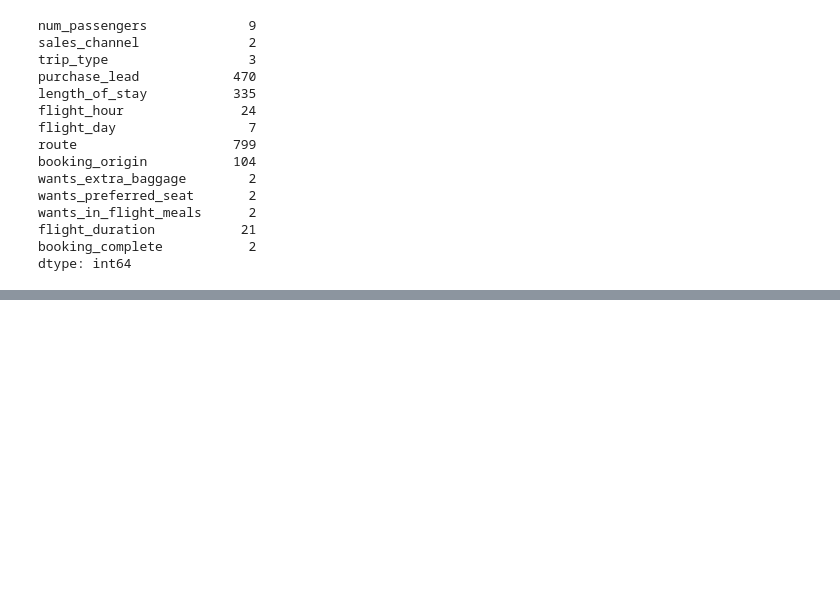
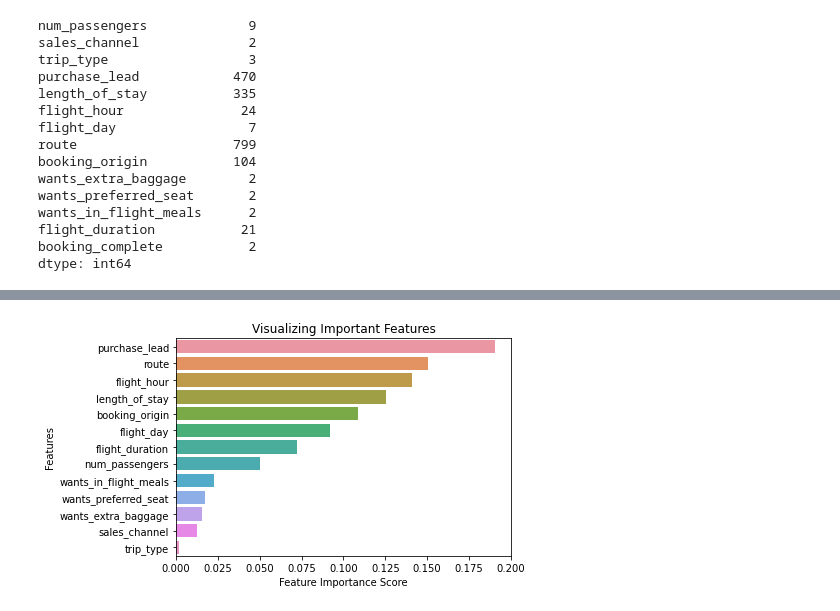
Before and after one commit to MohammedMahmoud89/British-Airways-Data-Science-virtual-experience-program-on-forage, a Jupyter notebook: 2nd task (predictive modeling).ipynb, the cells around one changed output, grey strips where cells are left out. Cells and saved outputs as stored; diff of their text form; code cells hidden in the pictures; blank space fills up the shorter version.

```diff
--- a/2nd task (predictive modeling).ipynb
+++ b/2nd task (predictive modeling).ipynb
@@ -380,0 +429,3 @@ and label encoding for route and booking origin
+# %%
+x=df.drop('booking_complete', axis=1)
+y=df['booking_complete']
@@ -380,0 +463,2 @@ and label encoding for route and booking origin
+# %%
+x_train, x_test, y_train, y_test = train_test_split(x, y, test_size=0.33, random_state=0, stratify=y)
@@ -383,0 +505,10 @@ and label encoding for route and booking origin
+# %%
+# create the classifier with n_estimators = 100
+
+clf = RandomForestClassifier(n_estimators=100, random_state=0)
+
+
+
+# fit the model to the training set
+
+clf.fit(x_train, y_train)
@@ -383,0 +517,6 @@ and label encoding for route and booking origin
+# %%
+# view the feature scores
+
+feature_scores = pd.Series(clf.feature_importances_, index=x_train.columns).sort_values(ascending=False)
+
+feature_scores
@@ -383,0 +542,26 @@ and label encoding for route and booking origin
+# %%
+# Creating a seaborn bar plot
+
+sns.barplot(x=feature_scores, y=feature_scores.index)
+
+
+
+# Add labels to the graph
+
+plt.xlabel('Feature Importance Score')
+
+plt.ylabel('Features')
+
+
+
+# Add title to the graph
+
+plt.title("Visualizing Important Features")
+
+
+
+# Visualize the graph
+
+plt.show()
+# %% [output]
+[figure, added]
```
Also changed, not shown: parts of 34 cells of this notebook, 2 other files.
